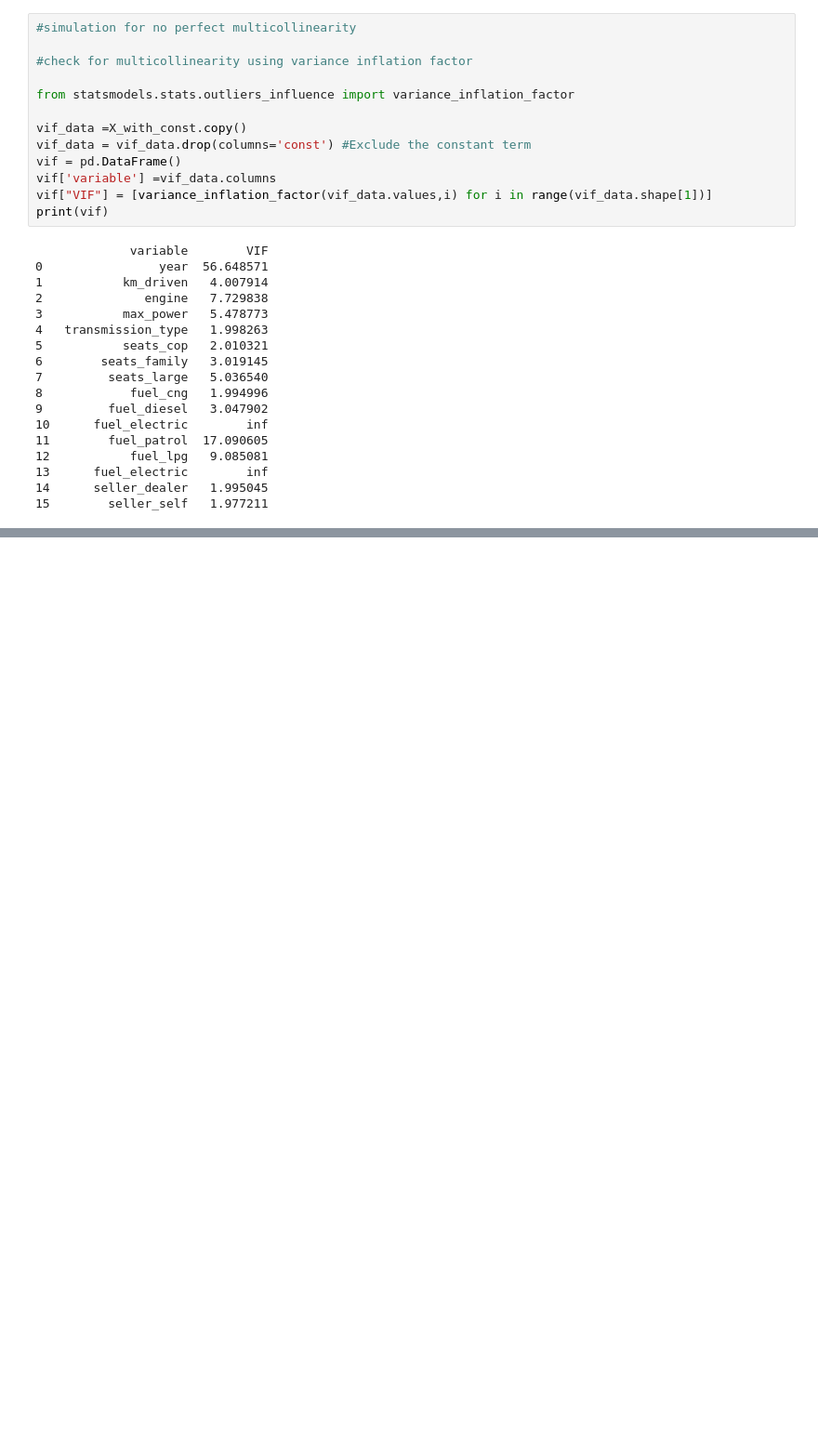
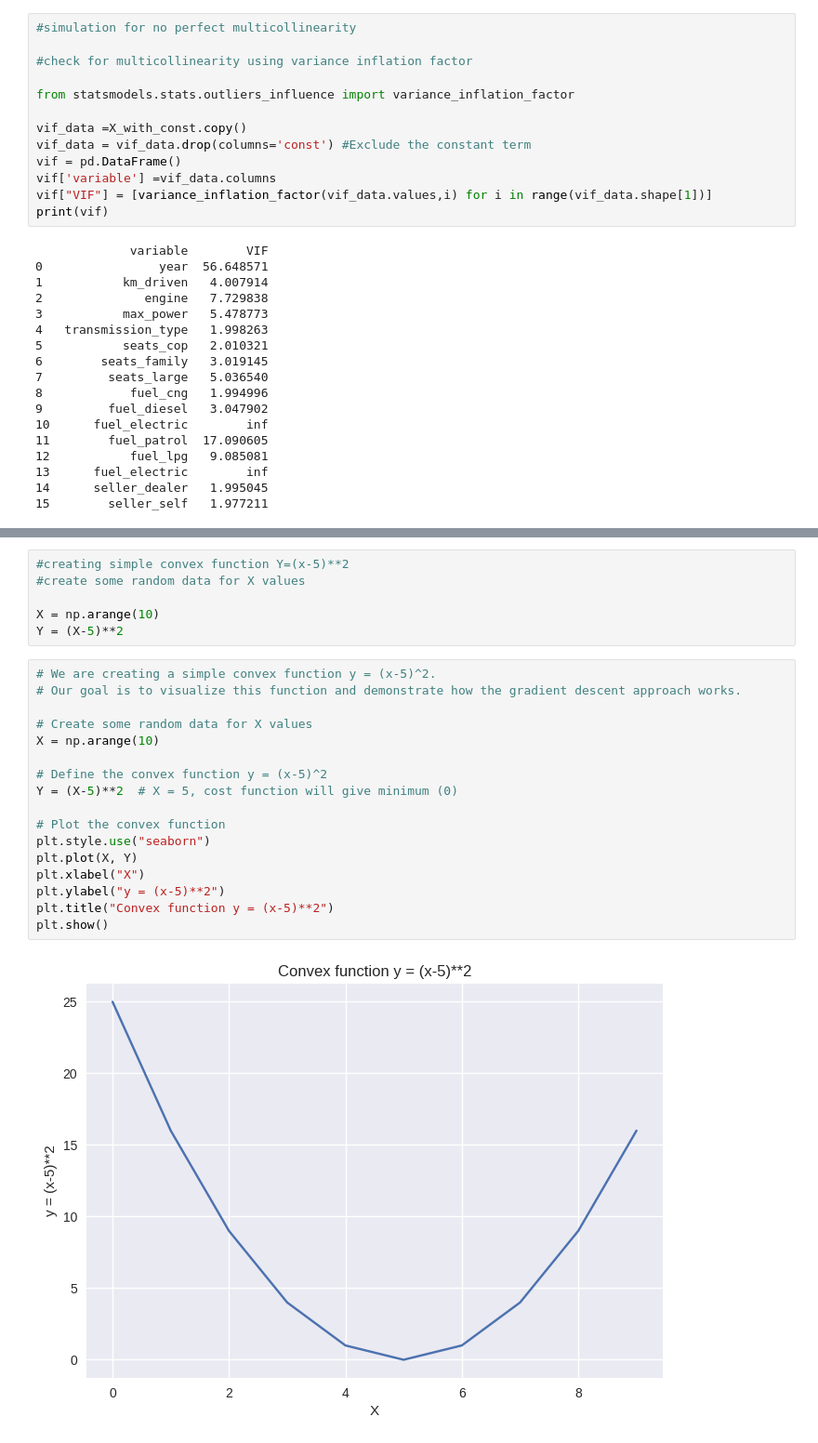
Before and after one commit to ABHIRAM199/my_practice, a Jupyter notebook: car_resale_price_prediction.ipynb, the cells around one changed output, grey strips where cells are left out. Shown at 93% size. Drawn from its saved outputs; the diff is of its cells as text; blank space fills up the shorter version.

```diff
--- a/car_resale_price_prediction.ipynb
+++ b/car_resale_price_prediction.ipynb
@@ -155,0 +169,25 @@ print(vif)
+# %%
+#creating simple convex function Y=(x-5)**2
+#create some random data for X values
+
+X = np.arange(10)
+Y = (X-5)**2
+# %%
+# We are creating a simple convex function y = (x-5)^2.
+# Our goal is to visualize this function and demonstrate how the gradient descent approach works.
+
+# Create some random data for X values
+X = np.arange(10)
+
+# Define the convex function y = (x-5)^2
+Y = (X-5)**2  # X = 5, cost function will give minimum (0)
+
+# Plot the convex function
+plt.style.use("seaborn")
+plt.plot(X, Y)
+plt.xlabel("X")
+plt.ylabel("y = (x-5)**2")
+plt.title("Convex function y = (x-5)**2")
+plt.show()
+# %% [output]
+[figure, added]
```
Also changed, not shown: parts of 29 cells of this notebook.
